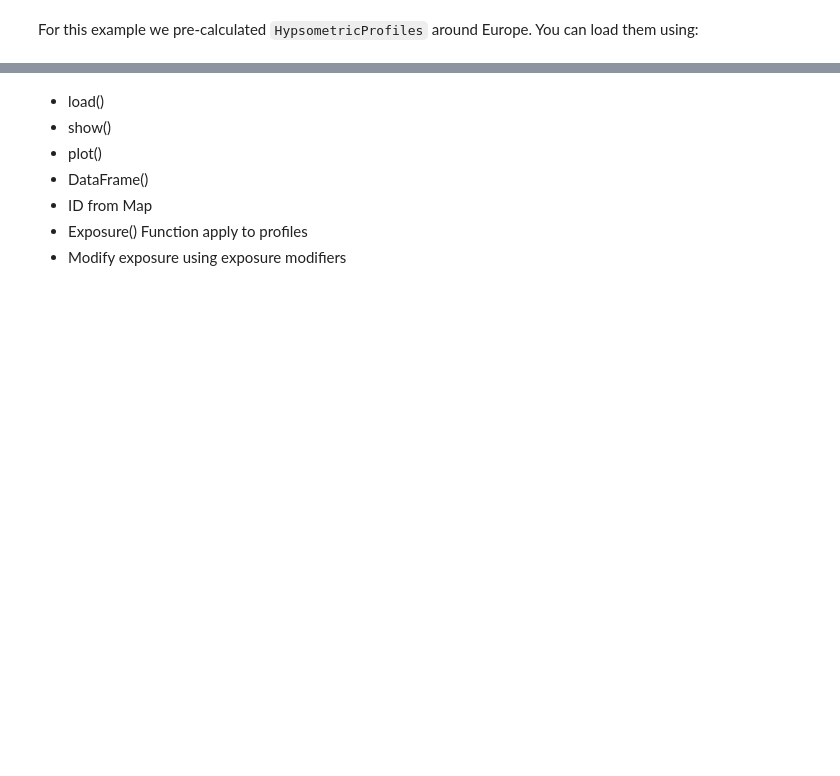
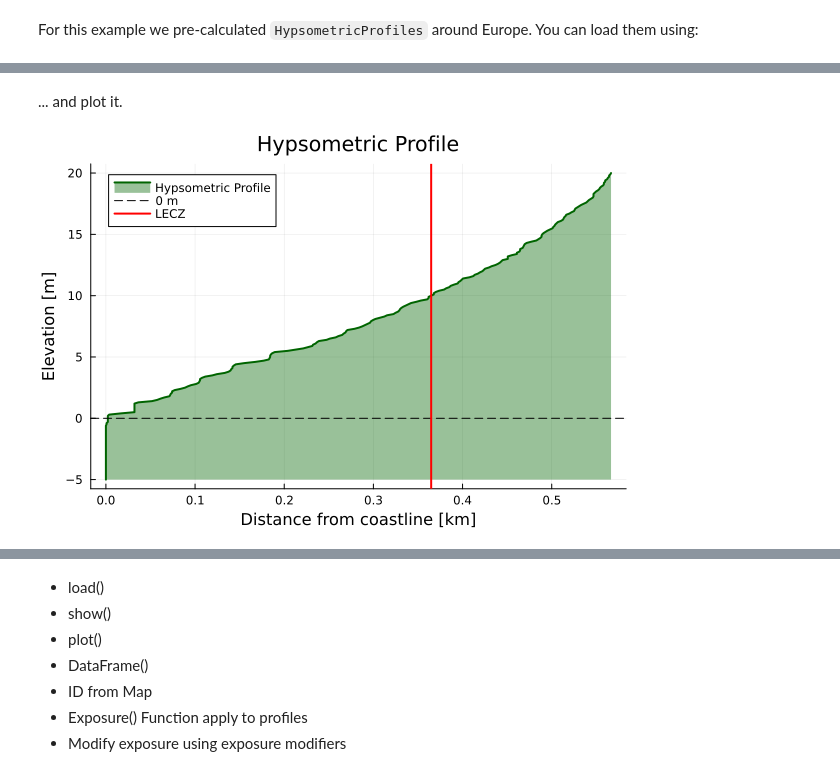
Before and after one commit to GlobalClimateForum/DIVACoast.jl, a Jupyter notebook: text_example/bilbao_summer_school_25.ipynb, the cells around one changed output, grey strips where cells are left out. Drawn from its saved outputs; the diff is of its cells as text; code cells hidden in the pictures; blank space fills up the shorter version.

```diff
--- a/text_example/bilbao_summer_school_25.ipynb
+++ b/text_example/bilbao_summer_school_25.ipynb
@@ -58,4 +70,4 @@ Currently the main way to represent exposure in DIVACoast.jl is as `HypsometricP
 For this example we pre-calculated `HypsometricProfiles` around Europe. You can load them using:
 # %%
 testdata    = "../testdata/hpfs_europe.jld2"
-hypsometric_profiles = load(testdata)
+hypsometric_profiles = load(testdata, Dict{Int32, HypsometricProfile{Float32}}) |> HypsometricProfileCollection
@@ -61,0 +81,2 @@ hypsometric_profiles = load(testdata)
+# %%
+hp_roi = hypsometric_profiles["73655"] # Small floodplain in Santander, Spain
@@ -61,0 +92,6 @@ hypsometric_profiles = load(testdata)
+# %% [markdown]
+... and plot it.
+# %%
+plot(hp_roi)
+# %% [output]
+[figure, added]
```
Also changed, not shown: parts of 6 cells of this notebook.
